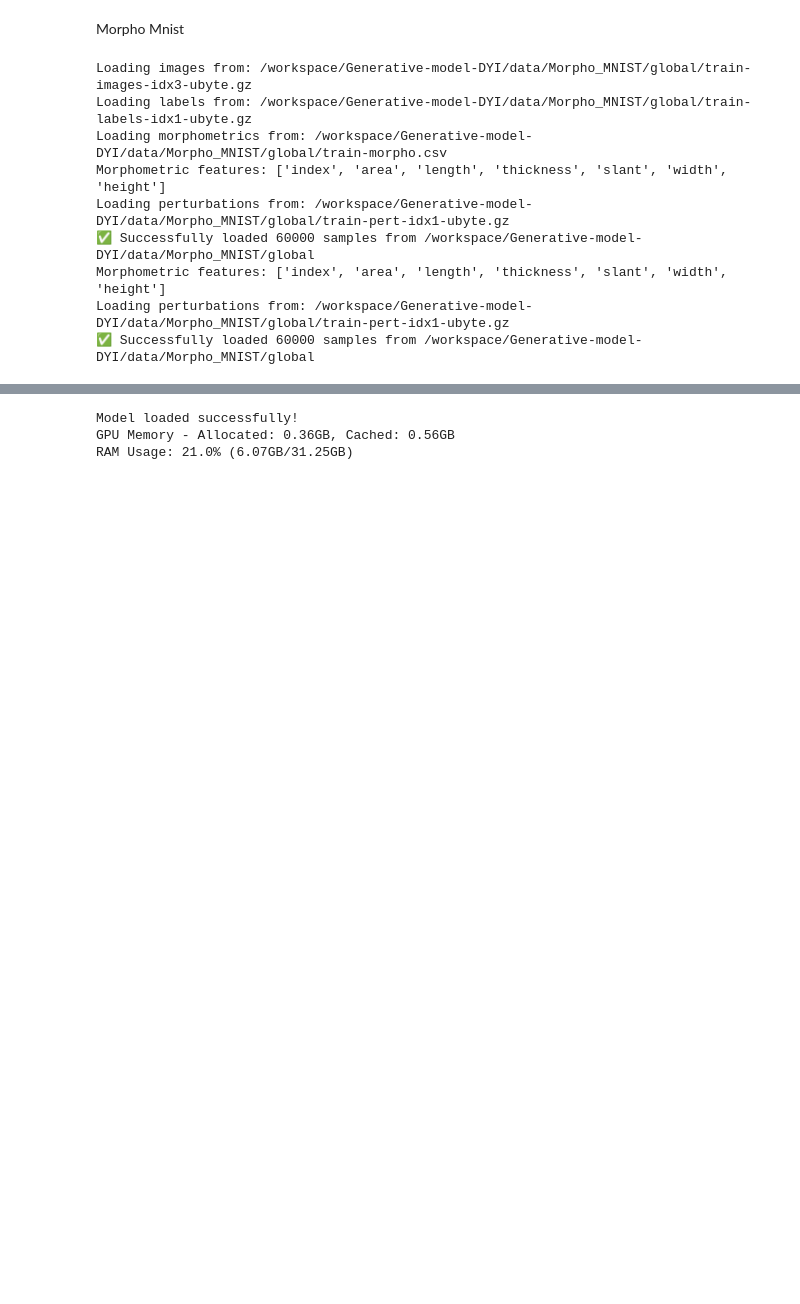
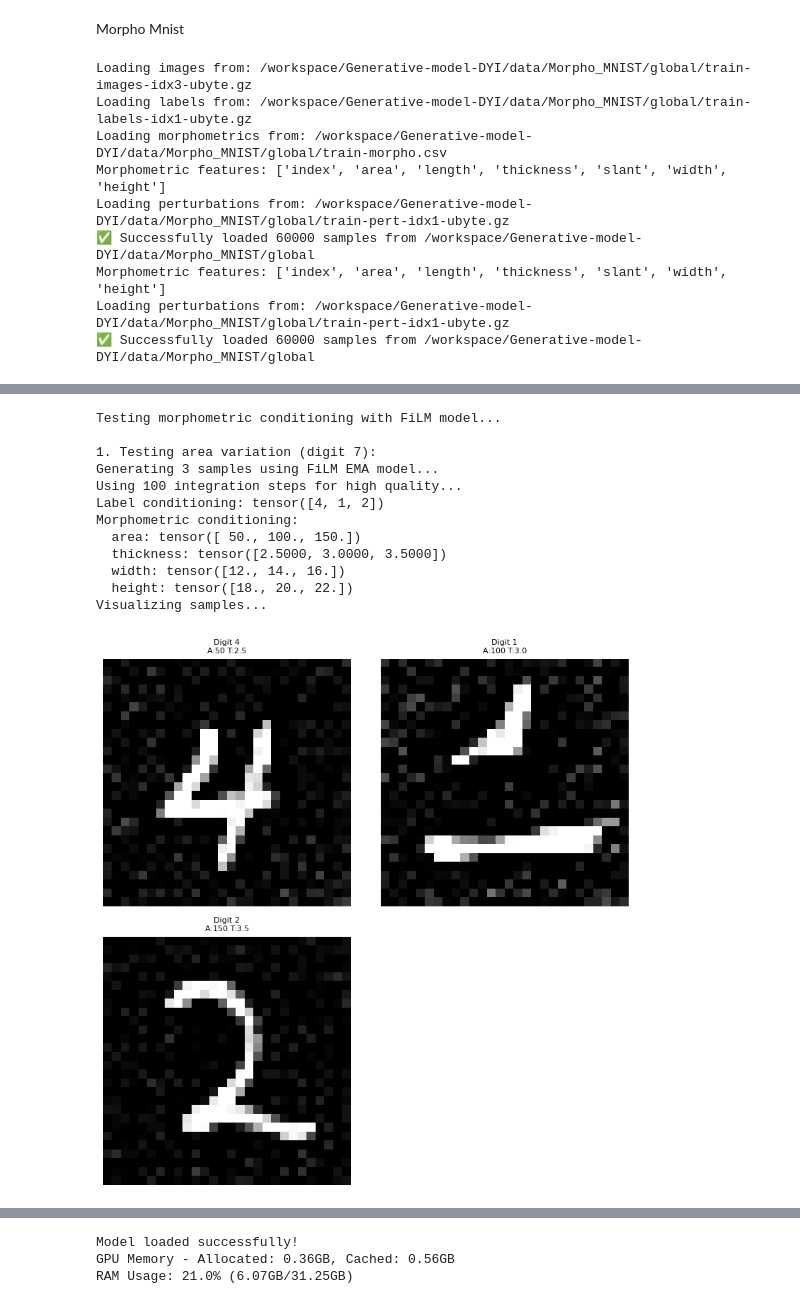
Before and after one commit to GeorgeT27/Generative-model-DYI, a Jupyter notebook: Conditional_Flow_Matching_Morpho_MNIST.ipynb, the cells around one changed output, grey strips where cells are left out. Cells and saved outputs as stored; diff of their text form; code cells hidden in the pictures; blank space fills up the shorter version.

```diff
--- a/Conditional_Flow_Matching_Morpho_MNIST.ipynb
+++ b/Conditional_Flow_Matching_Morpho_MNIST.ipynb
@@ -676,12 +860,8 @@ RAM Usage: 15.1% (35.87GB/251.55GB)
 # %%
 # Create smaller, memory-efficient model
-model = DeepMiniUnetFiLM(
-    base_channels=32,          # REDUCED: Much smaller base channels (was 64)
-    condition_dim=64,          # REDUCED: Smaller condition space (was 128)
-    use_morphometrics=True,   # Keep disabled for now
-    num_res_blocks=2,          # REDUCED: Fewer res blocks per level (was 2)
-    use_attention=True,       # DISABLED: Attention uses too much memory
-    dropout=0.1
+model = ConcatenatedConditioningUnetFiLM(
+base_channels=16, time_dim=32, label_dim=32, morpho_dim=32,
+                 use_morphometrics=True, num_res_blocks=2, use_attention=True, dropout=0.1
 ).to(device)
 
 # Print model size for verification
@@ -937,6 +1118,28 @@ def generate_samples_with_ema(ema_model, rf, cfg_scale, y=None, morpho=None, num
 
     visualize_samples(samples, num_samples, titles=titles)
     return samples
+def load_ema_model(checkpoint_path, device='cuda'):
+    """Properly load EMA model from checkpoint with memory efficiency"""
+    # Create the SAME architecture as used in training
+    # Based on the error, the saved model has attention=True and num_res_blocks=2
+    model = ImprovedDeepMiniUnetFiLM(
+        base_channels=32,          # SAME as training
+        condition_dim=64,          # SAME as training
+        use_morphometrics=True,   # SAME as training
+        num_res_blocks=2,          # CORRECTED: Must match training (was 1, should be 2)
+        use_attention=True,        # CORRECTED: Must match training (was False, should be True)
+        dropout=0.1
+    ).to(device)
+
+    # Load the checkpoint
+    checkpoint = torch.load(checkpoint_path, map_location=device)
+
+    # Create EMA wrapper and load the EMA state dict
+    ema = EMA(model, decay=0.999, device=device)
+    ema.load_state_dict(checkpoint['ema_state_dict'])
+
+    # Return the EMA model
+    return ema.module.to(device)
 
 # Test the updated sampling with better morphometric conditioning
 def test_morphometric_conditioning(ema_model, rf, device='cuda'):
@@ -945,53 +1148,54 @@ def test_morphometric_conditioning(ema_model, rf, device='cuda'):
 
     # Test 1: Same digit, different areas
     print("\n1. Testing area variation (digit 7):")
     morpho_area_test = {
-        'area': torch.tensor([50.0, 100.0, 150.0, 200.0]),
-        'thickness': torch.tensor([2.5, 2.5, 2.5, 2.5]),
-        'length': torch.tensor([35.0, 35.0, 35.0, 35.0])
+        'area': torch.tensor([50.0, 100.0, 150.0]),
+        'thickness': torch.tensor([2.5, 3.0, 3.5]),
+        'width': torch.tensor([12.0, 14.0, 16.0]),
+        'height': torch.tensor([18.0, 20.0, 22.0])
     }
     samples_area = generate_samples_with_ema(
         ema_model, rf, cfg_scale=7,
-        y=torch.tensor([7, 7, 7, 7]),
+        y=torch.tensor([4,,2]),
         morpho=morpho_area_test,
-        num_samples=4, num_steps=100, device=device
+        num_samples=3, num_steps=100, device=device
     )
 
-    # Test 2: Same digit, different thickness
-    print("\n2. Testing thickness variation (digit 3):")
-    morpho_thickness_test = {
-        'area': torch.tensor([120.0, 120.0, 120.0, 120.0]),
-        'thickness': torch.tensor([1.0, 2.0, 3.0, 4.0]),
-        'length': torch.tensor([35.0, 35.0, 35.0, 35.0])
-    }
-    samples_thickness = generate_samples_with_ema(
-        ema_model, rf, cfg_scale=7,
-        y=torch.tensor([3, 3, 3, 3]),
-        morpho=morpho_thickness_test,
-        num_samples=4, num_steps=100, device=device
-    )
+    return samples_area
 
-    return samples_area, samples_thickness
-
-# # Update your existing model usage
-# sampling_model = ema.module
-# sampling_model.eval()
+sample_model=load_ema_model('morpho_ckpt_15.pth', device=device)
+sample_model.eval()
+test_morphometric_conditioning(sample_model, rf, device=device)
 
 # print("\nGenerating samples with improved morphometric conditioning...")
 # morpho_condition = {
 #     'area': torch.tensor([80.0, 120.0, 160.0, 200.0]),     # Small to large areas
 #     'thickness': torch.tensor([1.5, 2.0, 2.5, 3.0]),       # Thin to thick
 #     'length': torch.tensor([30.0, 35.0, 40.0, 45.0])       # Short to long
 # }
 
 # samples_morpho = generate_samples_with_ema(
 #     sampling_model, rf,
 #     y=torch.tensor([7, 7, 7, 7]),  # All digit "7" but with different morphometrics
 #     morpho=morpho_condition,
 #     cfg_scale=7,
 #     num_samples=4,
 #     num_steps=100,
 #     device=device
 # )
 
 # print("Sample generation completed!")
+# %% [output]
+Testing morphometric conditioning with FiLM model...
+
+1. Testing area variation (digit 7):
+Generating 3 samples using FiLM EMA model...
+Using 100 integration steps for high quality...
+Label conditioning: tensor([4, 1, 2])
+Morphometric conditioning:
+  area: tensor([ 50., 100., 150.])
+  thickness: tensor([2.5000, 3.0000, 3.5000])
+  width: tensor([12., 14., 16.])
+  height: tensor([18., 20., 22.])
+Visualizing samples...
+[figure, added]
```
Also changed, not shown: parts of 9 cells of this notebook.
